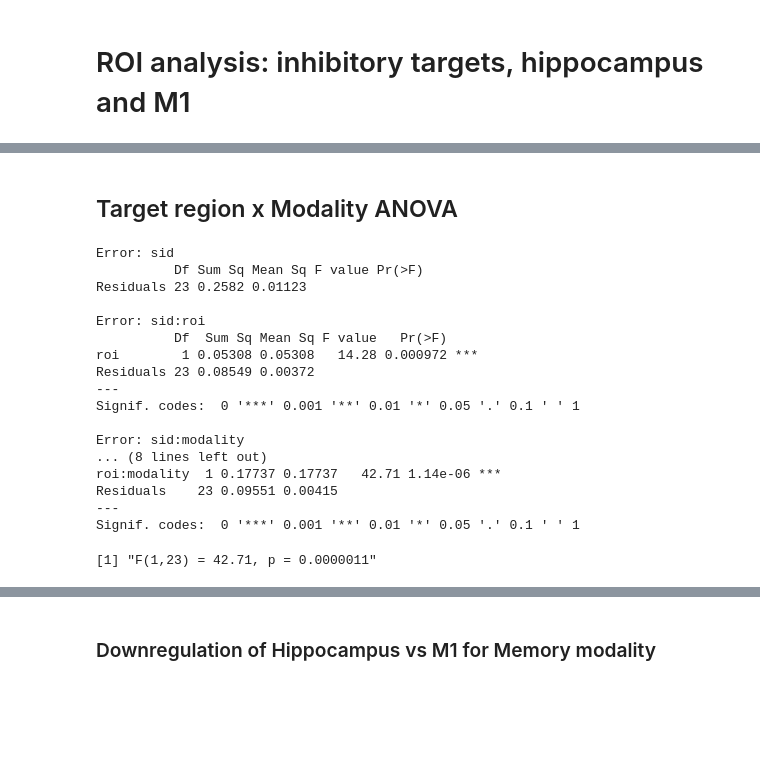
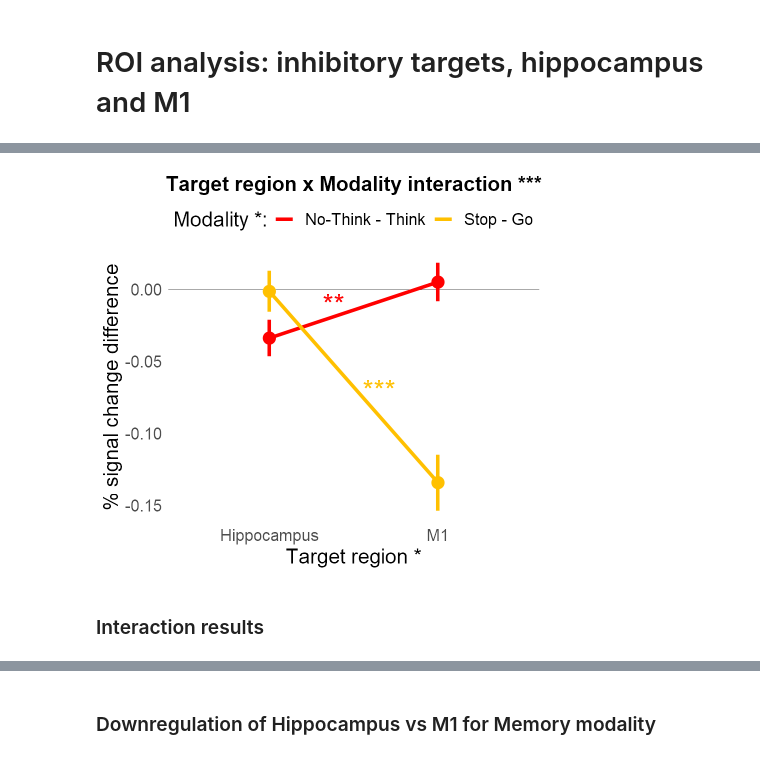
Before and after one commit to dcdace/Domain-general, a Jupyter notebook: Analysis_Notebook_08.ipynb, the cells around one changed output, grey strips where cells are left out. Cells and saved outputs as stored; diff of their text form; code cells hidden in the pictures; blank space fills up the shorter version.

```diff
--- a/Analysis_Notebook_08.ipynb
+++ b/Analysis_Notebook_08.ipynb
@@ -228,3 +328,14 @@ plotCorrelation <- function(var1, var2, var1name, var2name, resTXT, pointsize, t
+# %%
+# Suppress function output
+# =======================================================
+# I got it from here https://stackoverflow.com/questions/2723034/suppress-output-of-a-function
+
+hush <- function(code){
+  sink("NUL") # use /dev/null in UNIX
+  tmp = code
+  sink()
+  return(tmp)
+}
 # %% [markdown]
 # Behavioural performance
 # %% [markdown]
@@ -1163,24 +1121,42 @@ p.anova
-# %% [markdown]
-## Target region x Modality ANOVA
-# %%
-summary.anova
-res.txt.anova
-# %% [output]
-Error: sid
-          Df Sum Sq Mean Sq F value Pr(>F)
-Residuals 23 0.2582 0.01123
-
-Error: sid:roi
-          Df  Sum Sq Mean Sq F value   Pr(>F)
-roi        1 0.05308 0.05308   14.28 0.000972 ***
-Residuals 23 0.08549 0.00372
----
-Signif. codes:  0 '***' 0.001 '**' 0.01 '*' 0.05 '.' 0.1 ' ' 1
-
-Error: sid:modality
-... (8 lines left out)
-roi:modality  1 0.17737 0.17737   42.71 1.14e-06 ***
-Residuals    23 0.09551 0.00415
----
-Signif. codes:  0 '***' 0.001 '**' 0.01 '*' 0.05 '.' 0.1 ' ' 1
-[1] "F(1,23) = 42.71, p = 0.0000011"
+# %%
+options(repr.plot.width = 5, repr.plot.height = 4.5, repr.plot.res = 180) # change plot size
+# Adding post-hoc comparison stars
+# Prepare the values
+
+# post-hoc pairwise comparisons for each Fc1 level between the Fc2 levels
+p.Fc1.L1 <-
+  ifelse(anova.results$pwc1$p[1] < 0.05, stars.pval(anova.results$pwc1$p[1]), "n.s.")
+p.Fc1.L2 <-
+  ifelse(anova.results$pwc1$p[2] < 0.05, stars.pval(anova.results$pwc1$p[2]), "n.s.")
+
+# add horizontal line behind the plot
+anova.results$plot.anova$layers <- c(geom_hline(aes(yintercept = 0), size = 0.1), # the new layer
+                               anova.results$plot.anova$layers) # original layers
+
+# add other things
+anova.results$plot.anova +
+# Add post-hoc pairwise comparisons
+  # might need to adjust the x and y positions
+  annotate(
+    "text",
+    x = 1.38,
+    y = -0.01,
+    label = p.Fc1.L1,
+    color = param$cat.color[1],
+    size = 8
+  ) +
+  annotate(
+    "text",
+    x = 1.65,
+    y = -0.07,
+    label = p.Fc1.L2,
+    color = param$cat.color[2],
+    size = 8
+  ) +
+
+ # Show Pre first (instead of default alfabetical order)
+ scale_x_discrete(limits = c("rHC", "lM1"), label = c('Hippocampus', 'M1'))
+# %% [output]
+[figure, added]
+# %% [markdown]
+### Interaction results
```
Also changed, not shown: parts of 50 cells of this notebook.
